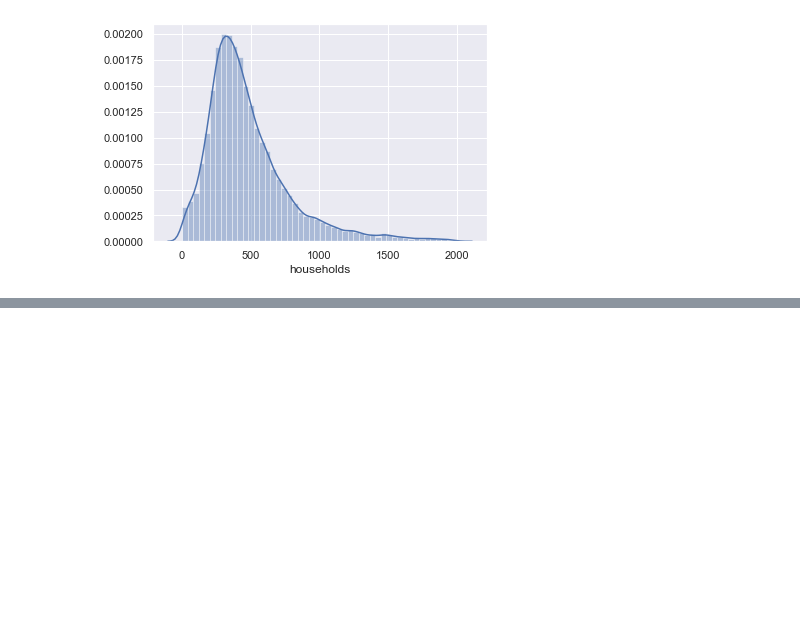
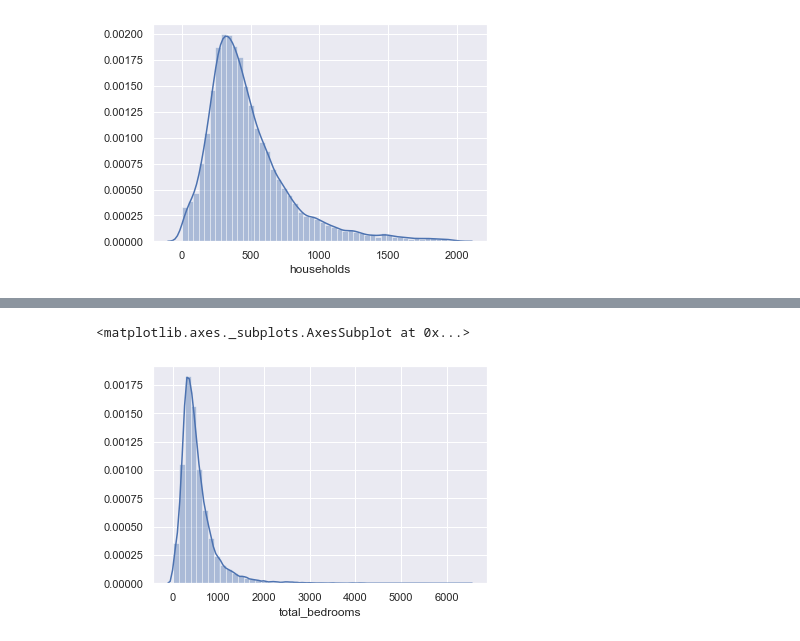
Before and after one commit to tanvitiwari17/DataScience, a Jupyter notebook: linear_reg/self_Cali_housing.ipynb, the cells around one changed output, grey strips where cells are left out. Cells and saved outputs as stored; diff of their text form; code cells hidden in the pictures; blank space fills up the shorter version.

```diff
--- a/linear_reg/self_Cali_housing.ipynb
+++ b/linear_reg/self_Cali_housing.ipynb
@@ -114,0 +128,5 @@ sns.distplot(data_3['households'])
+# %%
+sns.distplot(data_no_mv['total_bedrooms'])
+# %% [output]
+<matplotlib.axes._subplots.AxesSubplot at 0x...>
+[figure, added]
```
Also changed, not shown: parts of 16 cells of this notebook.
